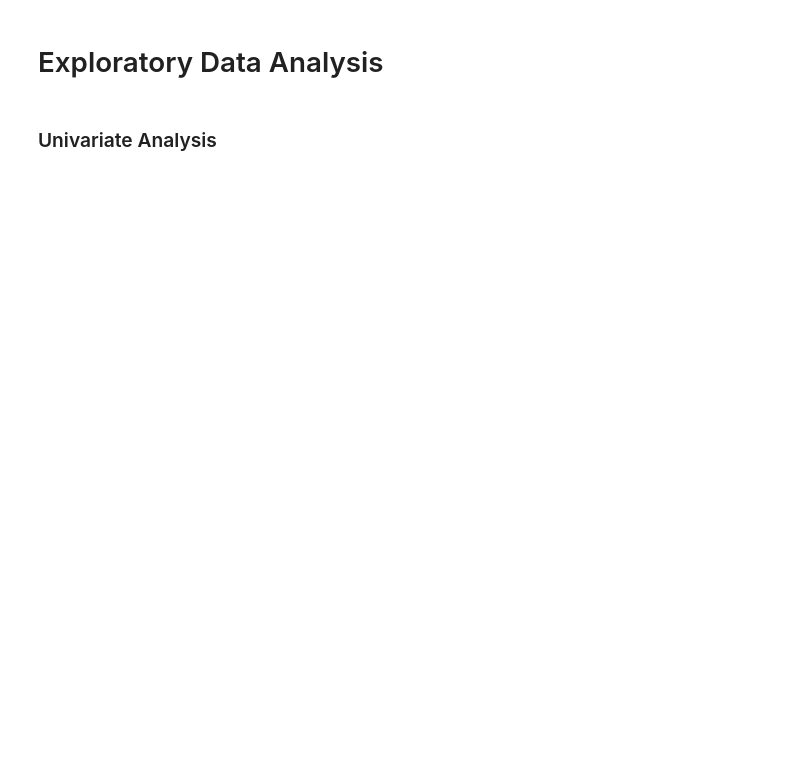
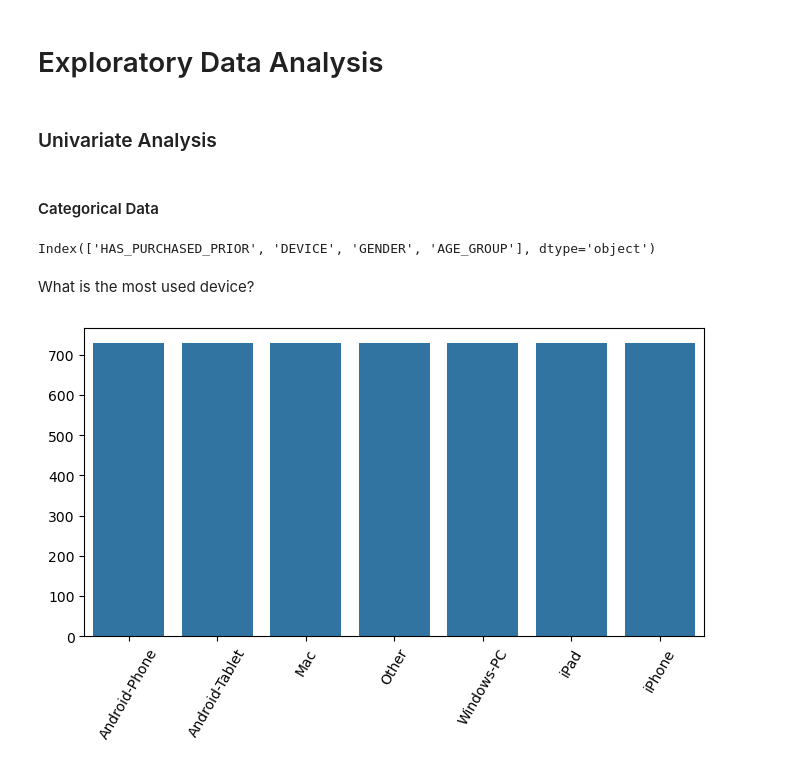
Before and after one commit to Naftal-Rainer/WEB-ANALYTICS-INSIGHTS, a Jupyter notebook: web_analytics_insights.ipynb, the cells around one changed output. Saved outputs shown, nothing was run; the diff lists cells and outputs as text; code cells hidden in the pictures; blank space fills up the shorter version.

Commit message:
Univariate Analysis

```diff
--- a/web_analytics_insights.ipynb
+++ b/web_analytics_insights.ipynb
@@ -203,3 +229,23 @@ data['ADD_TO_CART_RATE'] = data['ADD_TO_CART']/data['VISITS']
 # Exploratory Data Analysis
 # %% [markdown]
 ### Univariate Analysis
+# %% [markdown]
+#### Categorical Data
+# %%
+data.select_dtypes(include='category').columns
+# %% [output]
+Index(['HAS_PURCHASED_PRIOR', 'DEVICE', 'GENDER', 'AGE_GROUP'], dtype='object')
+# %% [markdown]
+What is the most used device?
+# %%
+def univariate_barplot(data, order_data, angle):
+    plt.figure(figsize=(8,4))
+    sns.barplot(x = data.index, y = data.values, color = sns.color_palette()[0], order=order_data)
+    plt.xticks(rotation=angle)
+    plt.show();
+# %%
+devices_used = data['DEVICE'].value_counts()
+
+univariate_barplot(devices_used, None, 60)
+# %% [output]
+[figure, added]
```
Also changed, not shown: parts of 29 cells of this notebook, 1 other file.
